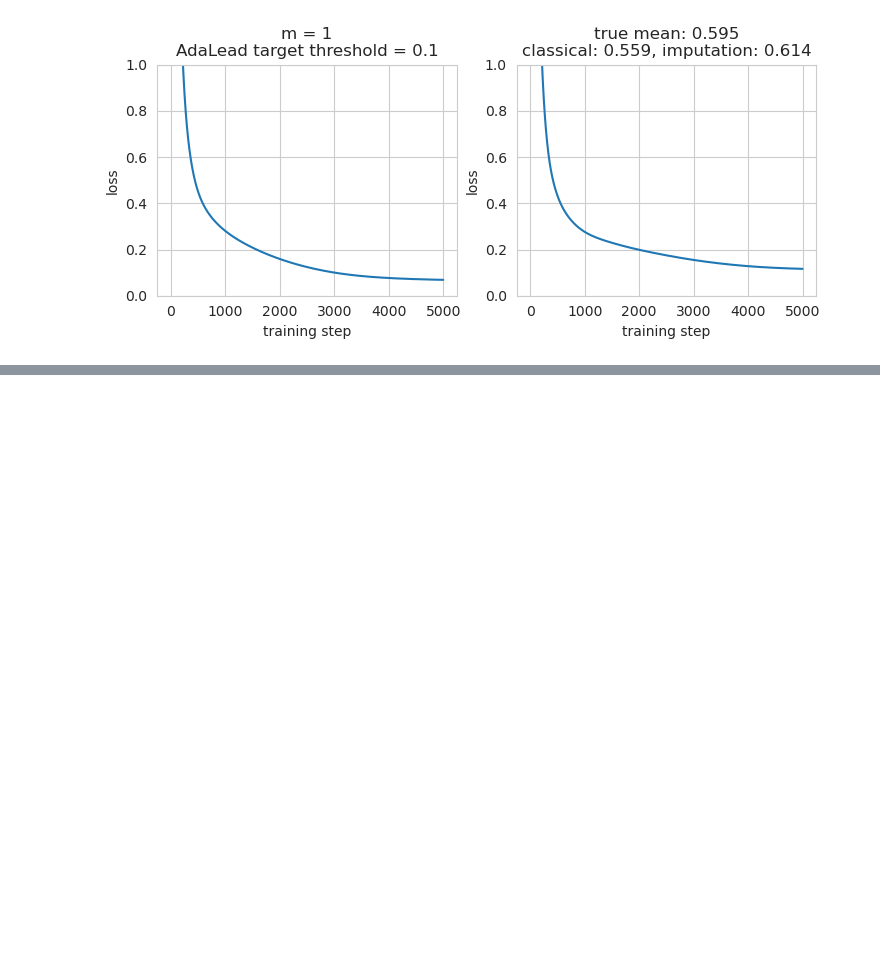
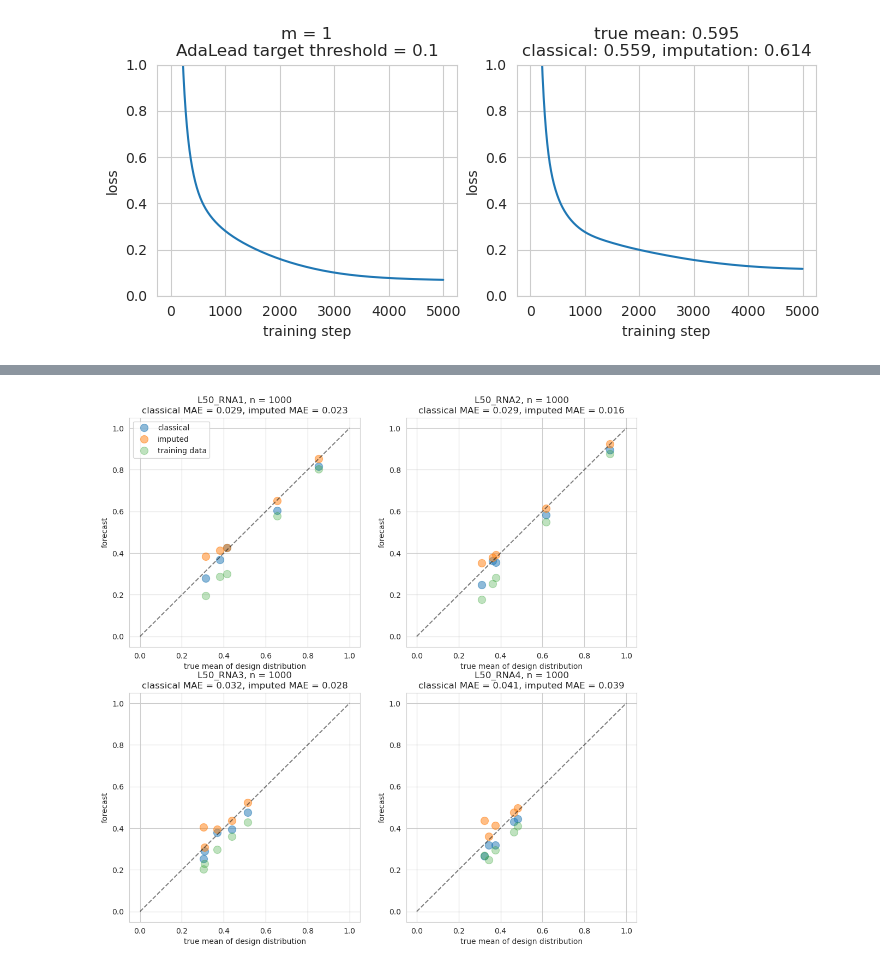
Before and after one commit to clarafy/design-algorithm-selection, a Jupyter notebook: flexs-110823.ipynb, the cells around one changed output, grey strips where cells are left out. Cells and saved outputs as stored; diff of their text form; code cells hidden in the pictures; blank space fills up the shorter version.

```diff
--- a/flexs-110823.ipynb
+++ b/flexs-110823.ipynb
@@ -539,0 +659,42 @@ plt.title(format_str.format(*values));
+# %%
+n = 1000
+n_hidden = 16
+seed_idxs = range(1, n_seed + 1)
+plt.figure(figsize=(12, 12))
+
+for l, landscape_name in enumerate(landscape_names):
+    plt.subplot(2, 2, l + 1)
+
+    true_sx2 = np.zeros([n_seed, 2])
+    classical_s = np.zeros([n_seed])
+    imputed_s = np.zeros([n_seed])
+
+    for seed_idx in seed_idxs:
+        npz_fname = os.path.join(save_dir, '{}-n{}-seed{}-h{}-forecasts.npz'.format(
+            landscape_name, n, seed_idx, n_hidden
+        ))
+        dload = np.load(npz_fname)
+        truemean_m1 = dload['truemean_m1']
+        classical_m = dload['classical_m']
+        imputed_m = dload['imputed_m']
+
+        true_sx2[seed_idx - 1] = truemean_m1[0], truemean_m1[-1]
+        classical_s[seed_idx - 1] = classical_m[0]
+        imputed_s[seed_idx - 1] = imputed_m[0]
+    classical_mae = np.mean(np.abs(true_sx2[:, 0] - classical_s))
+    imputed_mae = np.mean(np.abs(true_sx2[:, 0] - imputed_s))
+
+    plt.plot(true_sx2[:, 0], classical_s, 'o', alpha=0.5, markersize=10, label='classical')
+    plt.plot(true_sx2[:, 0], imputed_s, 'o', alpha=0.5, markersize=10, label='imputed')
+    plt.plot(true_sx2[:, 0], true_sx2[:, 1], 'o', alpha=0.3, markersize=10, label='training data')
+    plt.plot([0, 1], [0, 1], '--k', alpha=0.5)
+    plt.title('{}, n = {}\nclassical MAE = {:.3f}, imputed MAE = {:.3f}'.format(
+        landscape_name, n, classical_mae, imputed_mae
+    ))
+    plt.xlabel('true mean of design distribution');
+    plt.ylabel('forecast');
+
+plt.subplot(2, 2, 1)
+plt.legend();
+# %% [output]
+[figure, added]
```
Also changed, not shown: parts of 20 cells of this notebook, 4 other files.
